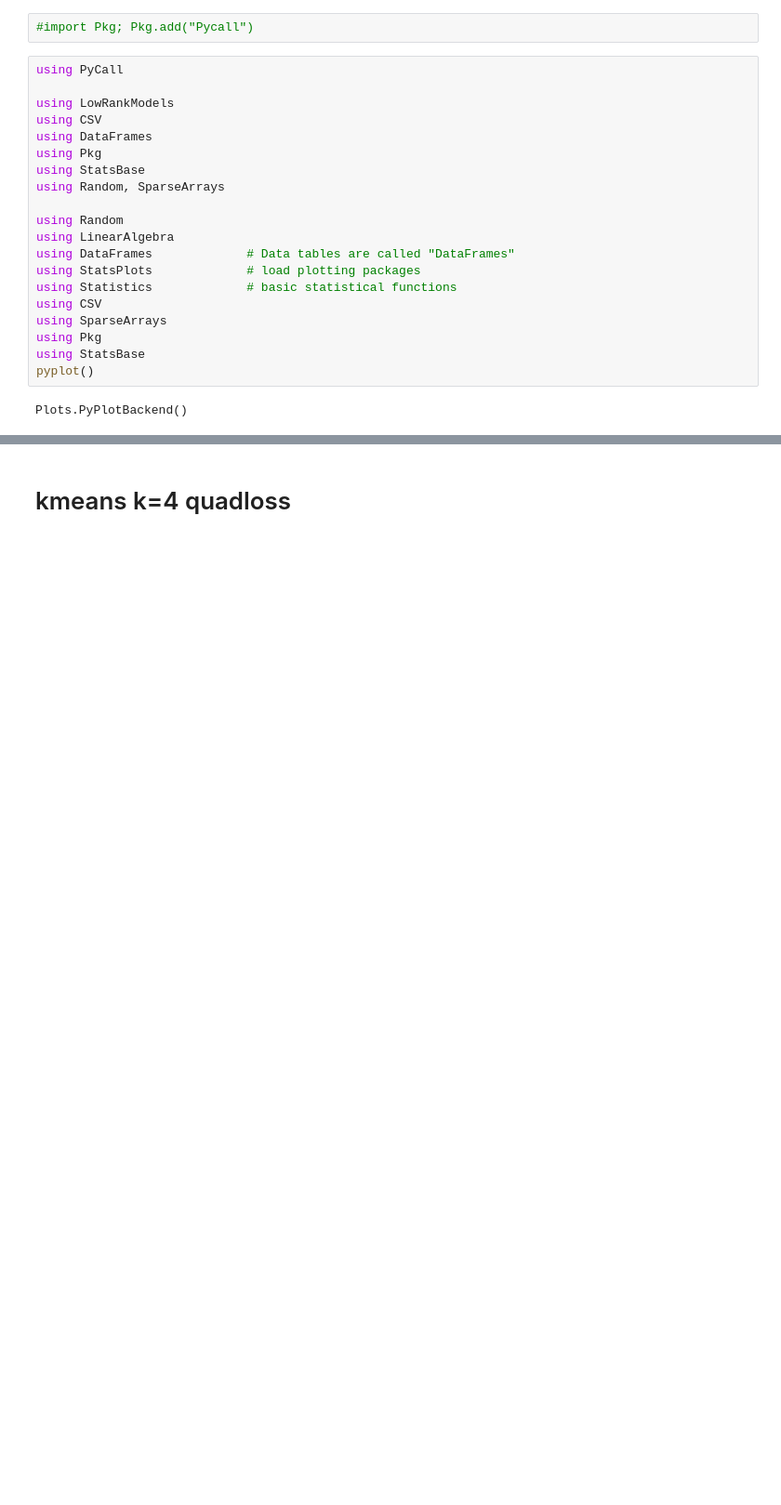
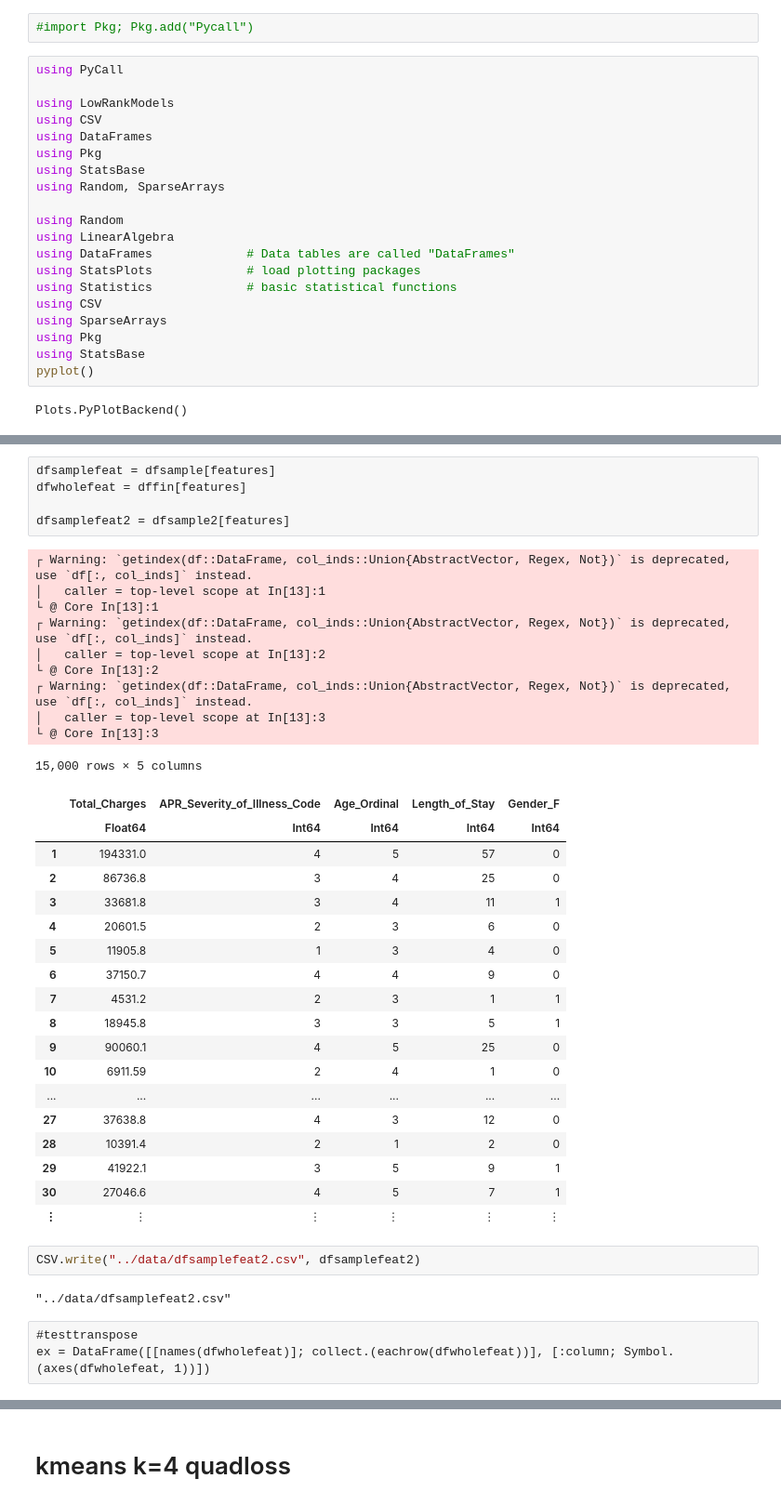
Before and after one commit to kathy908000/Population-Segmentation-For-Health-System-Management, a Jupyter notebook: code/cancer_glrm.ipynb, the cells around one changed output, grey strips where cells are left out. Shown at 93% size. Saved outputs shown, nothing was run; the diff lists cells and outputs as text; blank space fills up the shorter version.

```diff
--- a/code/cancer_glrm.ipynb
+++ b/code/cancer_glrm.ipynb
@@ -90,3 +114,44 @@ features = [
+# %%
+dfsamplefeat = dfsample[features]
+dfwholefeat = dffin[features]
+
+dfsamplefeat2 = dfsample2[features]
+# %% [output]
+┌ Warning: `getindex(df::DataFrame, col_inds::Union{AbstractVector, Regex, Not})` is deprecated, use `df[:, col_inds]` instead.
+│   caller = top-level scope at In[13]:1
+└ @ Core In[13]:1
+┌ Warning: `getindex(df::DataFrame, col_inds::Union{AbstractVector, Regex, Not})` is deprecated, use `df[:, col_inds]` instead.
+│   caller = top-level scope at In[13]:2
+└ @ Core In[13]:2
+┌ Warning: `getindex(df::DataFrame, col_inds::Union{AbstractVector, Regex, Not})` is deprecated, use `df[:, col_inds]` instead.
+│   caller = top-level scope at In[13]:3
+└ @ Core In[13]:3
+15,000 rows × 5 columns
+|  | Total_Charges | APR_Severity_of_Illness_Code | Age_Ordinal | Length_of_Stay | Gender_F |
+|  | Float64 | Int64 | Int64 | Int64 | Int64 |
+| 1 | 194331.0 | 4 | 5 | 57 | 0 |
+| 2 | 86736.8 | 3 | 4 | 25 | 0 |
+| 3 | 33681.8 | 3 | 4 | 11 | 1 |
+| 4 | 20601.5 | 2 | 3 | 6 | 0 |
+| 5 | 11905.8 | 1 | 3 | 4 | 0 |
+| 6 | 37150.7 | 4 | 4 | 9 | 0 |
+| 7 | 4531.2 | 2 | 3 | 1 | 1 |
+| 8 | 18945.8 | 3 | 3 | 5 | 1 |
+| 9 | 90060.1 | 4 | 5 | 25 | 0 |
+| 10 | 6911.59 | 2 | 4 | 1 | 0 |
+| ... | ... | ... | ... | ... | ... |
+| 27 | 37638.8 | 4 | 3 | 12 | 0 |
+| 28 | 10391.4 | 2 | 1 | 2 | 0 |
+| 29 | 41922.1 | 3 | 5 | 9 | 1 |
+| 30 | 27046.6 | 4 | 5 | 7 | 1 |
+| ⋮ | ⋮ | ⋮ | ⋮ | ⋮ | ⋮ |
+# %%
+CSV.write("../data/dfsamplefeat2.csv", dfsamplefeat2)
+# %% [output]
+"../data/dfsamplefeat2.csv"
+# %% [raw]
+#testtranspose
+ex = DataFrame([[names(dfwholefeat)]; collect.(eachrow(dfwholefeat))], [:column; Symbol.(axes(dfwholefeat, 1))])
 # %%
 dfsmall1 = df[features]
 
```
Also changed, not shown: parts of 47 cells of this notebook.
